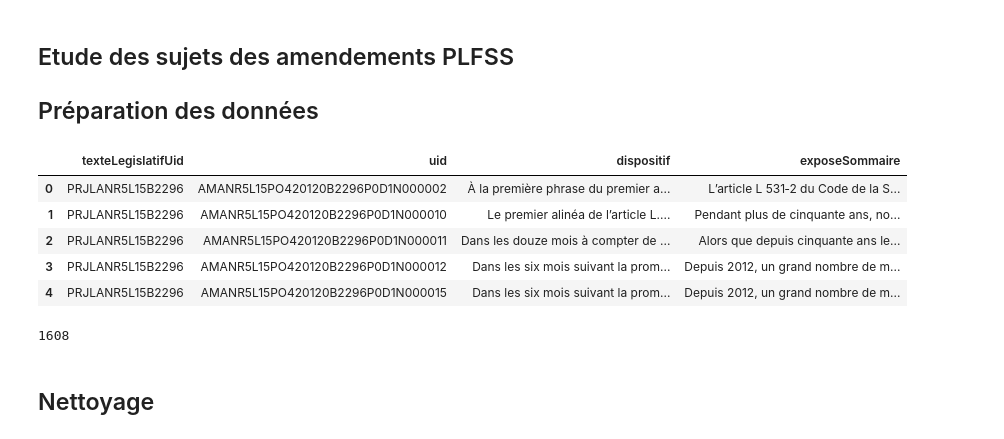
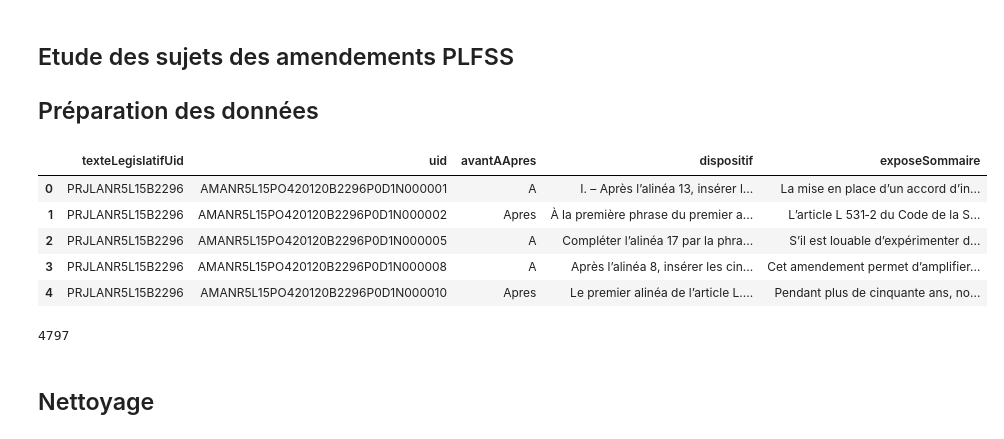
Before and after one commit to leximpact/etudes-amendements, a Jupyter notebook: notebook/01_prepare_data_Sasha.ipynb, the cells around one changed output. Drawn from its saved outputs; the diff is of its cells as text; code cells hidden in the pictures.

```diff
--- a/notebook/01_prepare_data_Sasha.ipynb
+++ b/notebook/01_prepare_data_Sasha.ipynb
@@ -17,20 +17,20 @@ InteractiveShell.ast_node_interactivity = "all"
 # %%
 # Importing modules
 import pandas as pd
-amdt = pd.read_csv('textes_amendements_nouveaux_articles_plfss_2020-2021.csv')
-#amdt = pd.read_csv('https://github.com/leximpact/donnees-extraites-assemblee/raw/main/textes_amendements_nouveaux_articles_plfss_2020-2021.csv')
+#amdt = pd.read_csv('textes_amendements_nouveaux_articles_plfss_2020-2021.csv')
+amdt = pd.read_csv('https://github.com/leximpact/donnees-extraites-assemblee/raw/main/textes_amendements_nouveaux_articles_plfss_2020-2021.csv')
 amdt.head(5)
 # %% [output]
-|  | texteLegislatifUid | uid | dispositif | exposeSommaire |
-| 0 | PRJLANR5L15B2296 | AMANR5L15PO420120B2296P0D1N000002 | À la première phrase du premier a... | L’article L 531‑2 du Code de la S... |
-| 1 | PRJLANR5L15B2296 | AMANR5L15PO420120B2296P0D1N000010 | Le premier alinéa de l’article L.... | Pendant plus de cinquante ans, no... |
-| 2 | PRJLANR5L15B2296 | AMANR5L15PO420120B2296P0D1N000011 | Dans les douze mois à compter de ... | Alors que depuis cinquante ans le... |
-| 3 | PRJLANR5L15B2296 | AMANR5L15PO420120B2296P0D1N000012 | Dans les six mois suivant la prom... | Depuis 2012, un grand nombre de m... |
-| 4 | PRJLANR5L15B2296 | AMANR5L15PO420120B2296P0D1N000015 | Dans les six mois suivant la prom... | Depuis 2012, un grand nombre de m... |
+|  | texteLegislatifUid | uid | avantAApres | dispositif | exposeSommaire |
+| 0 | PRJLANR5L15B2296 | AMANR5L15PO420120B2296P0D1N000001 | A | I. – Après l’alinéa 13, insérer l... | La mise en place d’un accord d’in... |
+| 1 | PRJLANR5L15B2296 | AMANR5L15PO420120B2296P0D1N000002 | Apres | À la première phrase du premier a... | L’article L 531‑2 du Code de la S... |
+| 2 | PRJLANR5L15B2296 | AMANR5L15PO420120B2296P0D1N000005 | A | Compléter l’alinéa 17 par la phra... | S’il est louable d’expérimenter d... |
+| 3 | PRJLANR5L15B2296 | AMANR5L15PO420120B2296P0D1N000008 | A | Après l’alinéa 8, insérer les cin... | Cet amendement permet d’amplifier... |
+| 4 | PRJLANR5L15B2296 | AMANR5L15PO420120B2296P0D1N000010 | Apres | Le premier alinéa de l’article L.... | Pendant plus de cinquante ans, no... |
 # %%
 len(amdt) #Nombre total d'amendements
 # %% [output]
-1608
+4797
 # %%
 #On regroupe dans un même texte chaque dispositif et son exposé sommaire
 amdt['texte'] = amdt['dispositif'] + amdt['exposeSommaire']
```
Also changed, not shown: parts of 16 cells of this notebook, 9 other files.
